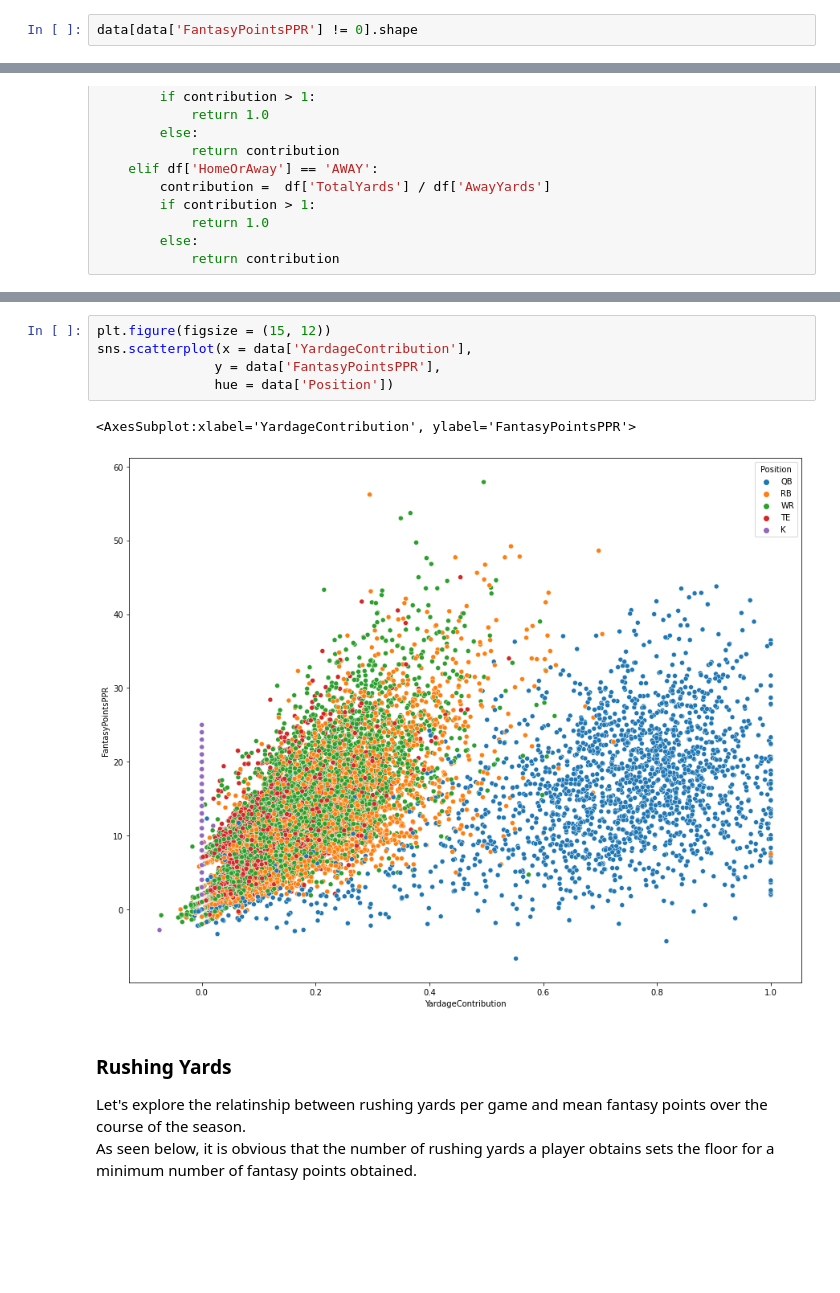
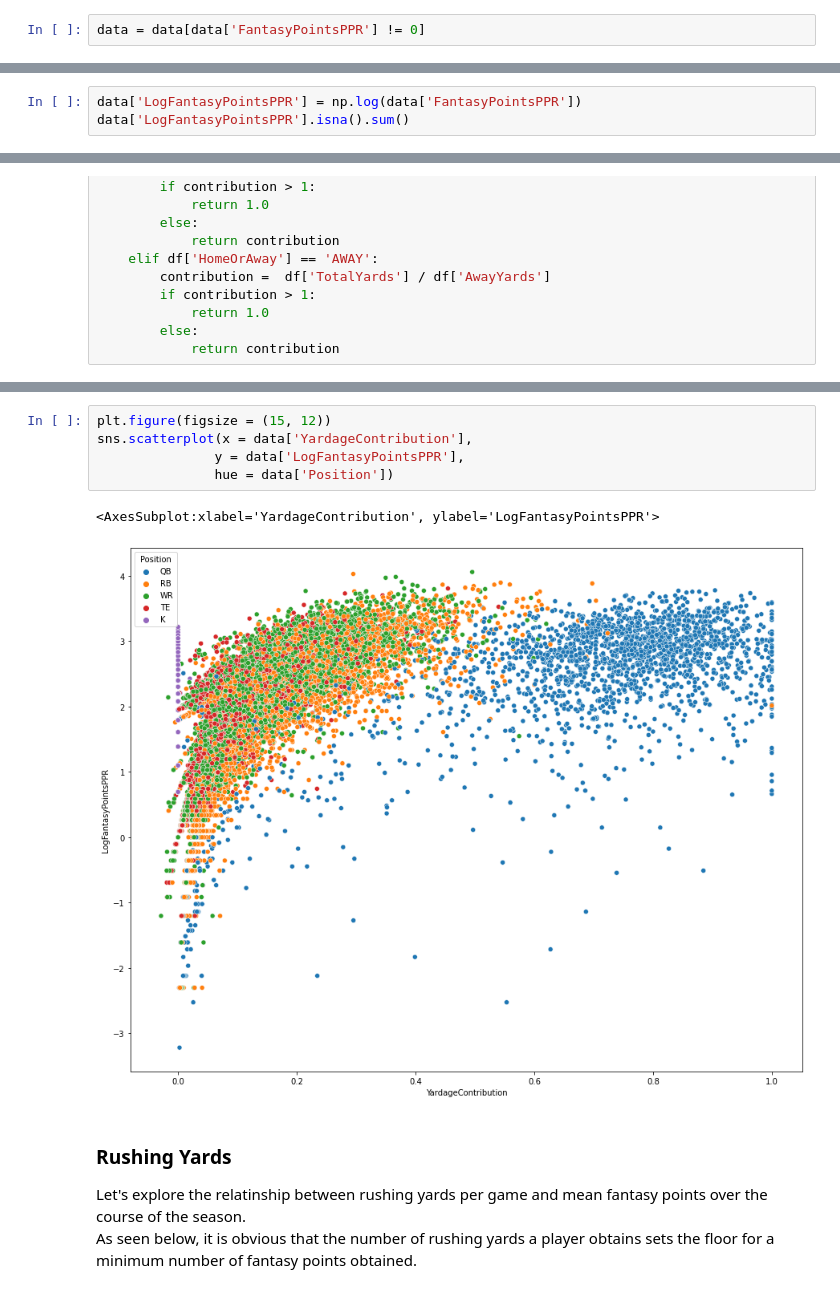
Before and after one commit to bernpb/Fantasy_Football_Prediction, a Jupyter notebook: EDA.ipynb, the cells around one changed output, grey strips where cells are left out. Saved outputs shown, nothing was run; the diff lists cells and outputs as text; blank space fills up the shorter version.

```diff
--- a/EDA.ipynb
+++ b/EDA.ipynb
@@ -63,2 +67,2 @@ Index(['Unnamed: 0', 'Unnamed: 0.1', 'GameKey', 'PlayerID', 'Season',
 # %%
-data[data['FantasyPointsPPR'] != 0].shape
+data = data[data['FantasyPointsPPR'] != 0]
@@ -84,0 +87,3 @@ sns.histplot(data['FantasyPointsPPR'])
+# %%
+data['LogFantasyPointsPPR'] = np.log(data['FantasyPointsPPR'])
+data['LogFantasyPointsPPR'].isna().sum()
@@ -130,11 +143,11 @@ data[['Name','Team', 'Opponent','HomeOrAway','RushingYards', 'PassingYards', 'Re
 # %%
 plt.figure(figsize = (15, 12))
 sns.scatterplot(x = data['YardageContribution'],
-               y = data['FantasyPointsPPR'],
+               y = data['LogFantasyPointsPPR'],
                hue = data['Position'])
 # %% [output]
-<AxesSubplot:xlabel='YardageContribution', ylabel='FantasyPointsPPR'>
+<AxesSubplot:xlabel='YardageContribution', ylabel='LogFantasyPointsPPR'>
-[figure, old version]
+[figure, new version]
 # %% [markdown]
 ### Rushing Yards
 Let's explore the relatinship between rushing yards per game and mean fantasy points over the course of the season.  <br>
```
Also changed, not shown: parts of 19 cells of this notebook, 6 other files.
